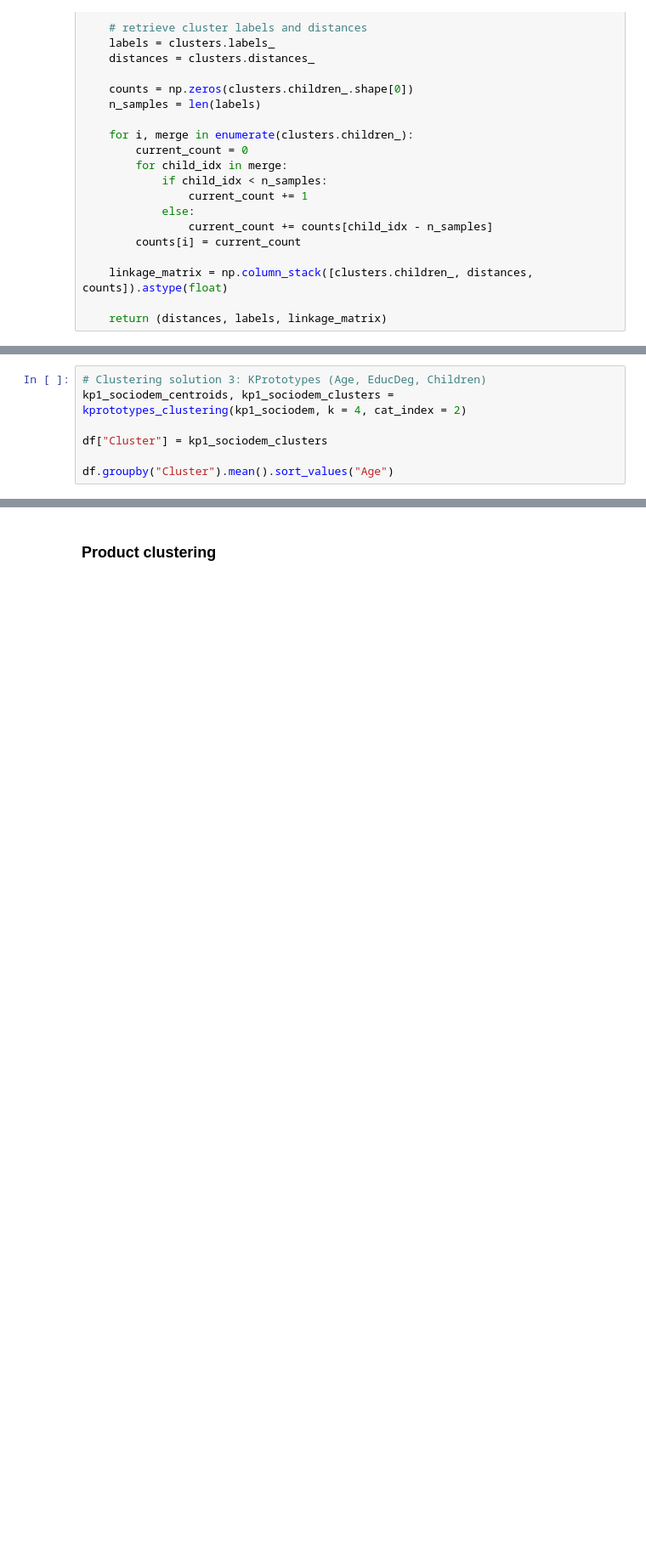
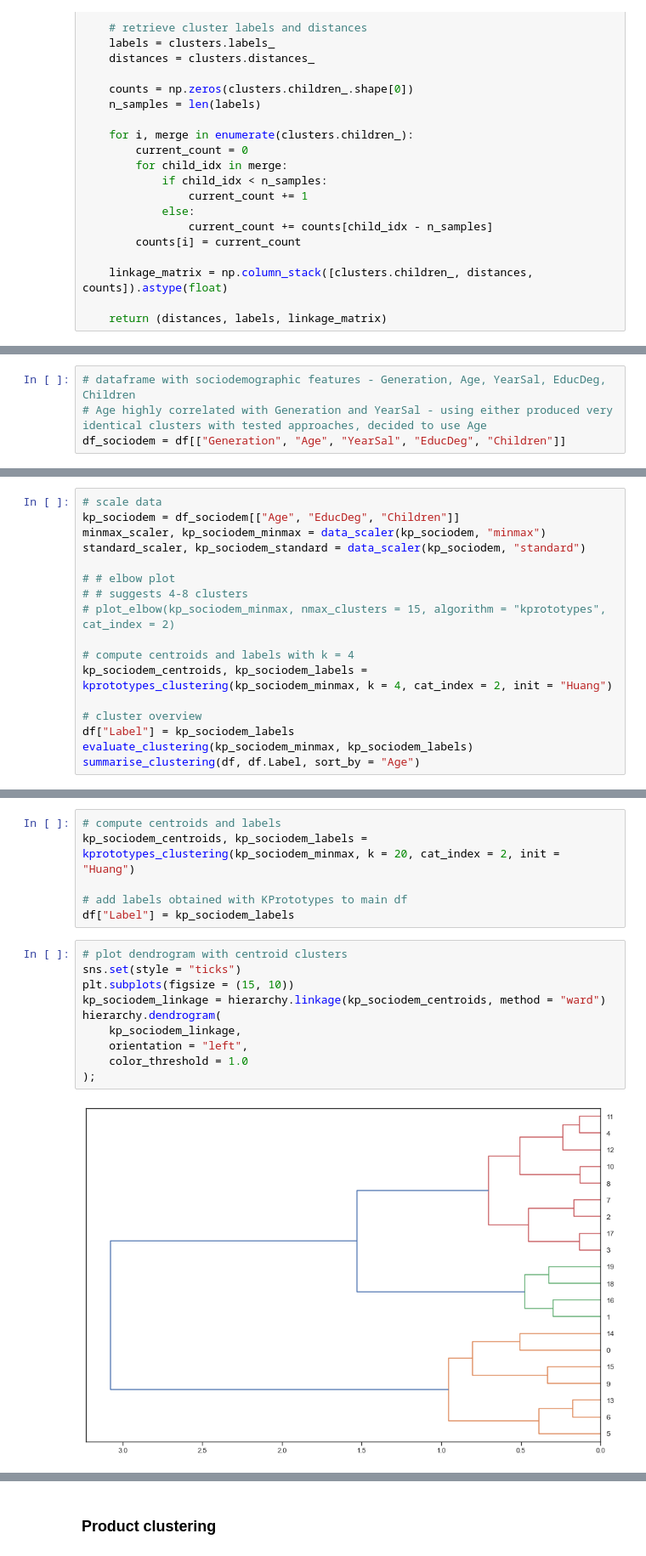
Before and after one commit to stuartgo/dataminingNova, a Jupyter notebook: DM_new.ipynb, the cells around one changed output, grey strips where cells are left out. Shown at 85% size. Saved outputs shown, nothing was run; the diff lists cells and outputs as text; blank space fills up the shorter version.

```diff
--- a/DM_new.ipynb
+++ b/DM_new.ipynb
@@ -1589,7 +1523,0 @@ elbow_plot(kp1_sociodem, 15, "kprototypes", cat_index = 2)
-# %%
-# Clustering solution 3: KPrototypes (Age, EducDeg, Children)
-kp1_sociodem_centroids, kp1_sociodem_clusters = kprototypes_clustering(kp1_sociodem, k = 4, cat_index = 2)
-
-df["Cluster"] = kp1_sociodem_clusters
-
-df.groupby("Cluster").mean().sort_values("Age")
@@ -1636,0 +1524,4 @@ df.groupby("Cluster").mean().sort_values("Age")
+# %%
+# dataframe with sociodemographic features - Generation, Age, YearSal, EducDeg, Children
+# Age highly correlated with Generation and YearSal - using either produced very identical clusters with tested approaches, decided to use Age
+df_sociodem = df[["Generation", "Age", "YearSal", "EducDeg", "Children"]]
@@ -1636,0 +1728,17 @@ df.groupby("Cluster").mean().sort_values("Age")
+# %%
+# scale data
+kp_sociodem = df_sociodem[["Age", "EducDeg", "Children"]]
+minmax_scaler, kp_sociodem_minmax = data_scaler(kp_sociodem, "minmax")
+standard_scaler, kp_sociodem_standard = data_scaler(kp_sociodem, "standard")
+
+# # elbow plot
+# # suggests 4-8 clusters
+# plot_elbow(kp_sociodem_minmax, nmax_clusters = 15, algorithm = "kprototypes", cat_index = 2)
+
+# compute centroids and labels with k = 4
+kp_sociodem_centroids, kp_sociodem_labels = kprototypes_clustering(kp_sociodem_minmax, k = 4, cat_index = 2, init = "Huang")
+
+# cluster overview
+df["Label"] = kp_sociodem_labels
+evaluate_clustering(kp_sociodem_minmax, kp_sociodem_labels)
+summarise_clustering(df, df.Label, sort_by = "Age")
@@ -1636,0 +1829,18 @@ df.groupby("Cluster").mean().sort_values("Age")
+# %%
+# compute centroids and labels
+kp_sociodem_centroids, kp_sociodem_labels = kprototypes_clustering(kp_sociodem_minmax, k = 20, cat_index = 2, init = "Huang")
+
+# add labels obtained with KPrototypes to main df
+df["Label"] = kp_sociodem_labels
+# %%
+# plot dendrogram with centroid clusters
+sns.set(style = "ticks")
+plt.subplots(figsize = (15, 10))
+kp_sociodem_linkage = hierarchy.linkage(kp_sociodem_centroids, method = "ward")
+hierarchy.dendrogram(
+    kp_sociodem_linkage,
+    orientation = "left",
+    color_threshold = 1.0
+);
+# %% [output]
+[figure, added]
```
Also changed, not shown: parts of 123 cells of this notebook.
